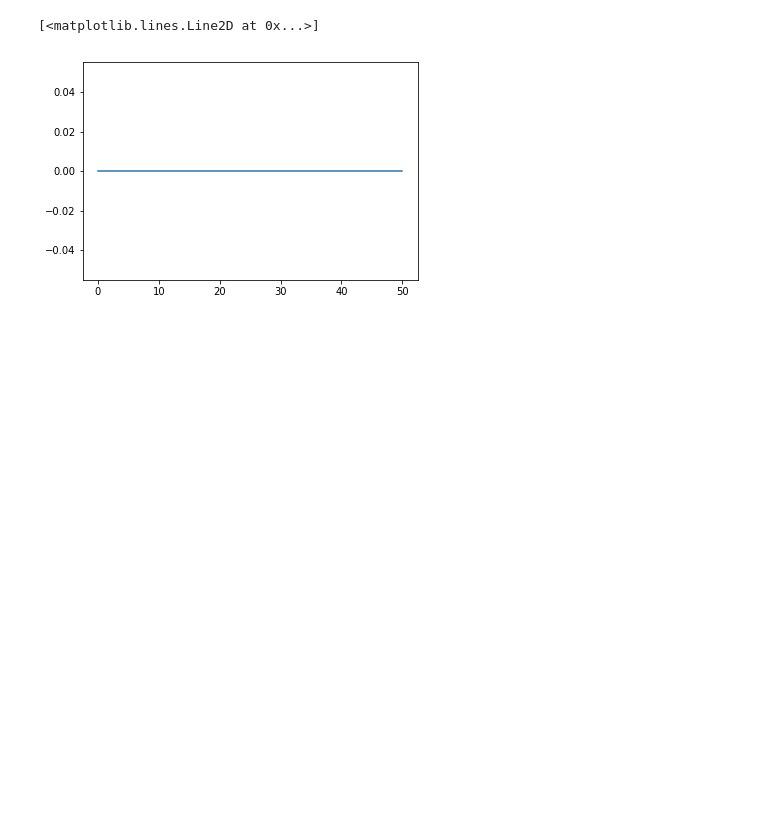
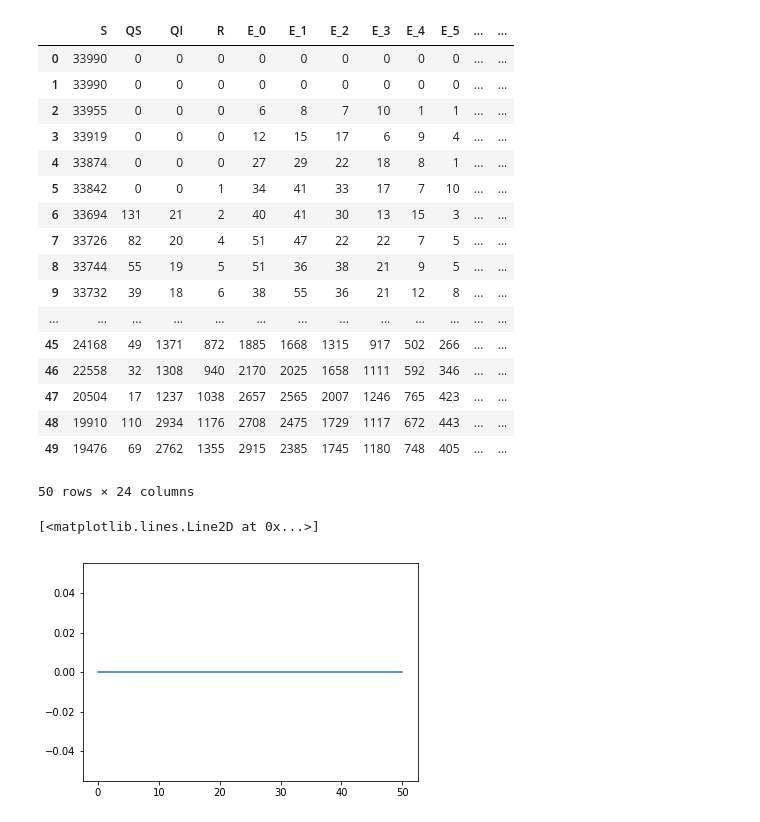
Before and after one commit to peter-i-frazier/group-testing, a Jupyter notebook: notebooks/simulations_v2_example.ipynb, the cells around one changed output. Drawn from its saved outputs; the diff is of its cells as text; code cells hidden in the pictures; blank space fills up the shorter version.

```diff
--- a/notebooks/simulations_v2_example.ipynb
+++ b/notebooks/simulations_v2_example.ipynb
@@ -96,3 +186,24 @@ plt.show()
+# %%
+new_dfs[0].head(n=50)
+# %% [output]
+|  | S | QS | QI | R | E_0 | E_1 | E_2 | E_3 | E_4 | E_5 | ... | ... |
+| 0 | 33990 | 0 | 0 | 0 | 0 | 0 | 0 | 0 | 0 | 0 | ... | ... |
+| 1 | 33990 | 0 | 0 | 0 | 0 | 0 | 0 | 0 | 0 | 0 | ... | ... |
+| 2 | 33955 | 0 | 0 | 0 | 6 | 8 | 7 | 10 | 1 | 1 | ... | ... |
+| 3 | 33919 | 0 | 0 | 0 | 12 | 15 | 17 | 6 | 9 | 4 | ... | ... |
+| 4 | 33874 | 0 | 0 | 0 | 27 | 29 | 22 | 18 | 8 | 1 | ... | ... |
+| 5 | 33842 | 0 | 0 | 1 | 34 | 41 | 33 | 17 | 7 | 10 | ... | ... |
+| 6 | 33694 | 131 | 21 | 2 | 40 | 41 | 30 | 13 | 15 | 3 | ... | ... |
+| 7 | 33726 | 82 | 20 | 4 | 51 | 47 | 22 | 22 | 7 | 5 | ... | ... |
+| 8 | 33744 | 55 | 19 | 5 | 51 | 36 | 38 | 21 | 9 | 5 | ... | ... |
+| 9 | 33732 | 39 | 18 | 6 | 38 | 55 | 36 | 21 | 12 | 8 | ... | ... |
+| ... | ... | ... | ... | ... | ... | ... | ... | ... | ... | ... | ... | ... |
+| 45 | 24168 | 49 | 1371 | 872 | 1885 | 1668 | 1315 | 917 | 502 | 266 | ... | ... |
+| 46 | 22558 | 32 | 1308 | 940 | 2170 | 2025 | 1658 | 1111 | 592 | 346 | ... | ... |
+| 47 | 20504 | 17 | 1237 | 1038 | 2657 | 2565 | 2007 | 1246 | 765 | 423 | ... | ... |
+| 48 | 19910 | 110 | 2934 | 1176 | 2708 | 2475 | 1729 | 1117 | 672 | 443 | ... | ... |
+| 49 | 19476 | 69 | 2762 | 1355 | 2915 | 2385 | 1745 | 1180 | 748 | 405 | ... | ... |
+50 rows × 24 columns
 # %%
 df = dfs[0]
 import matplotlib.pyplot as plt
```
Also changed, not shown: parts of 10 cells of this notebook.
